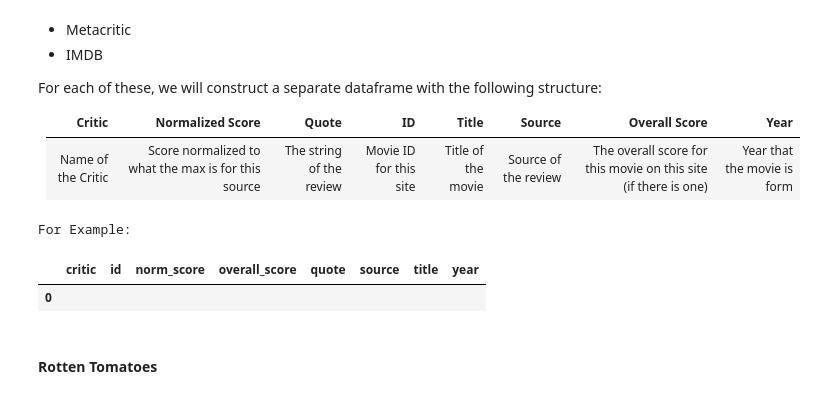
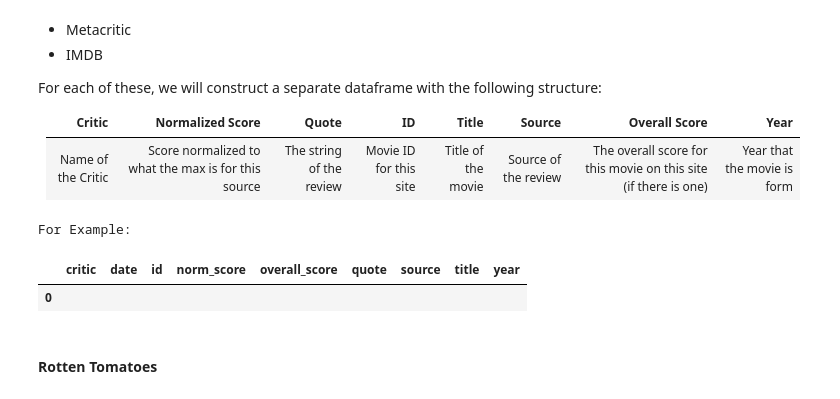
Before and after one commit to rizzomichaelg/cs109-oscars, a Jupyter notebook: process_book.ipynb, the cells around one changed output. Drawn from its saved outputs; the diff is of its cells as text; code cells hidden in the pictures.

```diff
--- a/process_book.ipynb
+++ b/process_book.ipynb
@@ -490,11 +486,11 @@ For each of these, we will construct a separate dataframe with the following str
 </table>
 # %%
 print "For Example:"
-pd.DataFrame({"critic":[''],"norm_score":[''],"quote":[''],"id":[''],"title":[''],"source":[''],"overall_score":[''],"year":['']}).head()
+pd.DataFrame({"critic":[''],"norm_score":[''],"quote":[''],"id":[''],"title":[''],"source":[''],"overall_score":[''],"year":[''],"date":['']}).head()
 # %% [output]
 For Example:
-|  | critic | id | norm_score | overall_score | quote | source | title | year |
-| 0 |  |  |  |  |  |  |  |  |
+|  | critic | date | id | norm_score | overall_score | quote | source | title | year |
+| 0 |  |  |  |  |  |  |  |  |  |
 # %% [markdown]
 #### Rotten Tomatoes
 # %%
```
Also changed, not shown: parts of 23 cells of this notebook, 3 other files.
